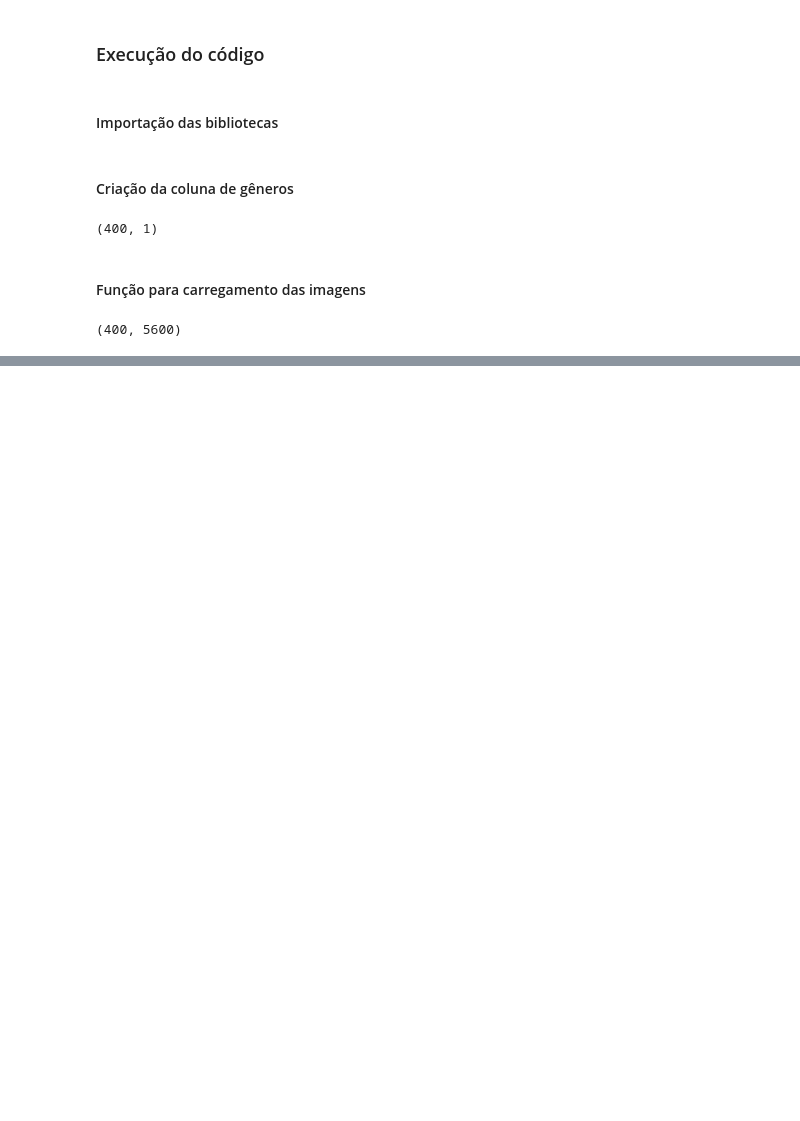
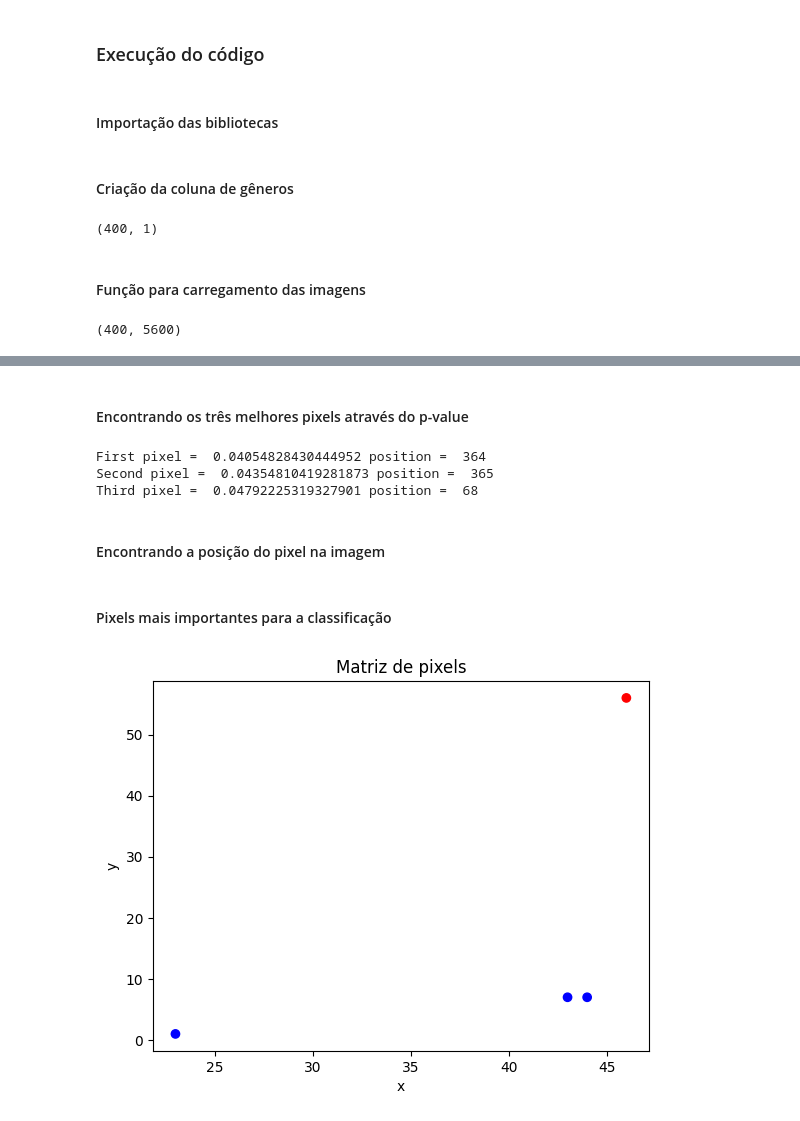
Before and after one commit to carolinarutililima/Final_Project_Machine_Learning_I, a Jupyter notebook: caderno_final.ipynb, the cells around one changed output, grey strips where cells are left out. Drawn from its saved outputs; the diff is of its cells as text; code cells hidden in the pictures; blank space fills up the shorter version.

```diff
--- a/caderno_final.ipynb
+++ b/caderno_final.ipynb
@@ -108,0 +113,8 @@ pixels.shape
+# %%
+# Atribui o genero como categorização de saída
+x, y = pixels, gender
+
+x_reg = sm.add_constant(x)
+model = sm.OLS(y,x_reg)
+results = model.fit()
+results.params
@@ -108,0 +148,72 @@ pixels.shape
+# %%
+Xs, pvalues = [], []
+
+for j in range(0,len(x)):
+  for i in range(0,len(y)):
+    Xs.append(x[i][j])
+  Xs = sm.add_constant(Xs)
+  model_2 = sm.OLS(y,Xs)
+  results_each = model_2.fit()
+  p_values = results_each.pvalues
+  pvalues.append(p_values[1])
+  Xs=[]
+# %% [markdown]
+#### Encontrando os três melhores pixels através do p-value
+# %%
+MAX = float('inf')
+def Print3Smallest(arr, n):
+    firstmin = MAX
+    secmin = MAX
+    thirdmin = MAX
+
+    for i in range(0, n):
+        if arr[i] < firstmin:
+            thirdmin = secmin
+            secmin = firstmin
+            firstmin = arr[i]
+            first = i
+        elif arr[i] < secmin:
+            thirdmin = secmin
+            secmin = arr[i]
+            second = i
+        elif arr[i] < thirdmin:
+            thirdmin = arr[i]
+            third = i
+    print("First pixel = ", firstmin, "position = ", first)
+    print("Second pixel = ", secmin, "position = ", second)
+    print("Third pixel = ", thirdmin, "position = ", third)
+    return first, second, third
+
+n = len(pvalues)
+first, second, third = Print3Smallest(pvalues, n)
+pixels =  [first, second, third]
+# %% [output]
+First pixel =  0.04054828430444952 position =  364
+Second pixel =  0.04354810419281873 position =  365
+Third pixel =  0.04792225319327901 position =  68
+# %% [markdown]
+#### Encontrando a posição do pixel na imagem
+# %%
+x_pos = []
+y_pos = []
+width = 46
+
+for pixel in pixels:
+  y_posi = pixel//width
+  x_posi = (pixel - (width*y_posi)) + 1
+  x_pos.append(x_posi)
+  y_pos.append(y_posi)
+
+x_pos.append(46)
+y_pos.append(56)
+# %% [markdown]
+#### Pixels mais importantes para a classificação
+# %%
+colors=["b", "b", "b", "r"]
+plt.scatter(x_pos,y_pos, c=colors)
+plt.title('Matriz de pixels')
+plt.xlabel('x')
+plt.ylabel('y')
+plt.show()
+# %% [output]
+[figure, added]
```
Also changed, not shown: parts of 14 cells of this notebook.
